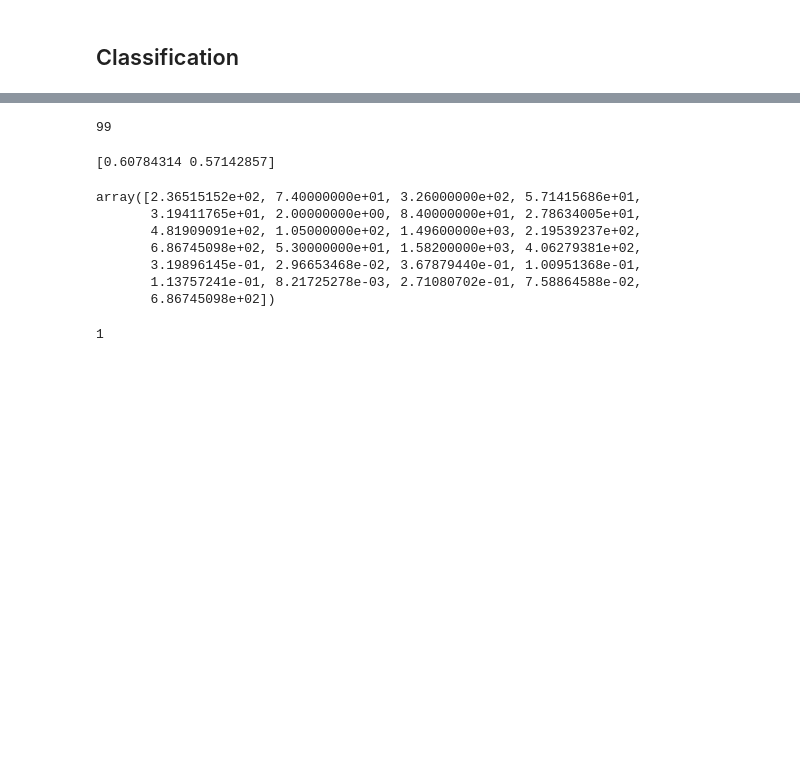
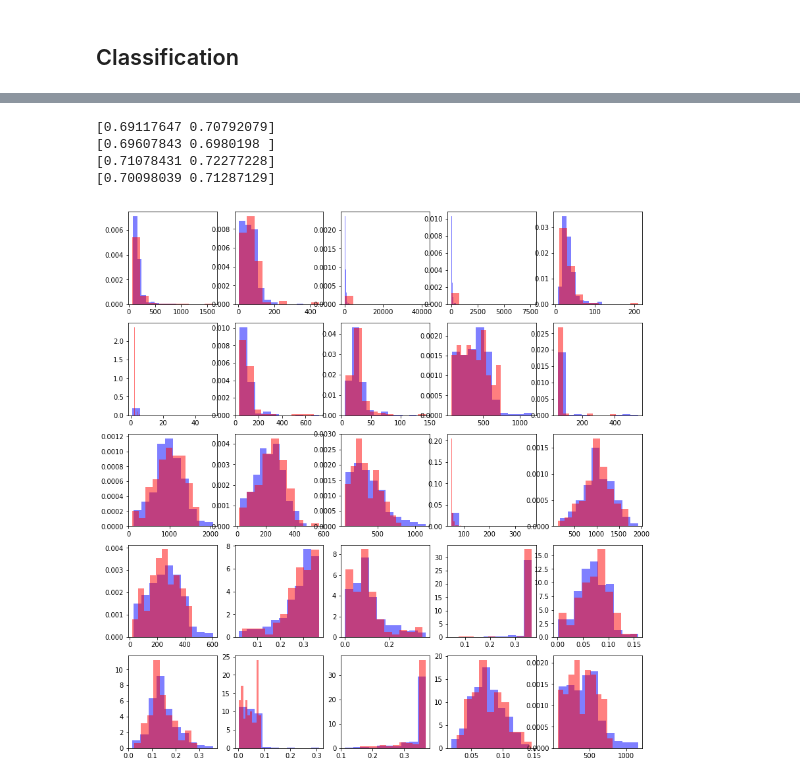
Before and after one commit to aymericfloyrac/Python_for_datascience, a Jupyter notebook: Projet Python.ipynb, the cells around one changed output, grey strips where cells are left out. Drawn from its saved outputs; the diff is of its cells as text; code cells hidden in the pictures; blank space fills up the shorter version.

Commit message:
nouvelles features + visualisation

```diff
--- a/Projet Python.ipynb
+++ b/Projet Python.ipynb
@@ -277,29 +259,27 @@ for i in range (n_samples):
 # %%
 pca = PCA(n_components = 10)
 X_red = pca.fit_transform(features)
-# %%
-len(final_labels)
-# %% [output]
-99
 # %%
-rf = RandomForestClassifier(n_estimators=10,max_depth=5)
+rf = RandomForestClassifier(n_estimators=10,max_depth=2)
 svm = SVC(C=100,gamma=100)
 nn = MLPClassifier()
-for clf in [rf,svm,nn]:
-    print(cross_val_score(rf,features,labels[:100],cv=2))
+logit = LogisticRegression()
+for clf in [logit,rf,svm,nn]:
+    print(cross_val_score(rf,features,final_labels,cv=2))
 # %% [output]
-[0.60784314 0.57142857]
+[0.69117647 0.70792079]
+[0.69607843 0.6980198 ]
+[0.71078431 0.72277228]
+[0.70098039 0.71287129]
-# %%
-features[64]
-# %% [output]
-array([2.36515152e+02, 7.40000000e+01, 3.26000000e+02, 5.71415686e+01,
-       3.19411765e+01, 2.00000000e+00, 8.40000000e+01, 2.78634005e+01,
-       4.81909091e+02, 1.05000000e+02, 1.49600000e+03, 2.19539237e+02,
-       6.86745098e+02, 5.30000000e+01, 1.58200000e+03, 4.06279381e+02,
-       3.19896145e-01, 2.96653468e-02, 3.67879440e-01, 1.00951368e-01,
-       1.13757241e-01, 8.21725278e-03, 2.71080702e-01, 7.58864588e-02,
-       6.86745098e+02])
-# %%
-labels[64]
-# %% [output]
-1
+# %%
+fig = plt.figure(figsize=(14,15))
+prov_labels = final_labels[3:]
+for i in range(25):
+    ax = fig.add_subplot(5,5,i+1)
+    ft = features[:,i]
+    normalft = ft[prov_labels==1]
+    anormalft = ft[prov_labels==-1]
+    ax.hist(normalft,density=True,color='b',alpha=0.5)
+    ax.hist(anormalft,density=True,color='r',alpha=0.5)
+# %% [output]
+[figure, added]
```
Also changed, not shown: parts of 4 cells of this notebook.
